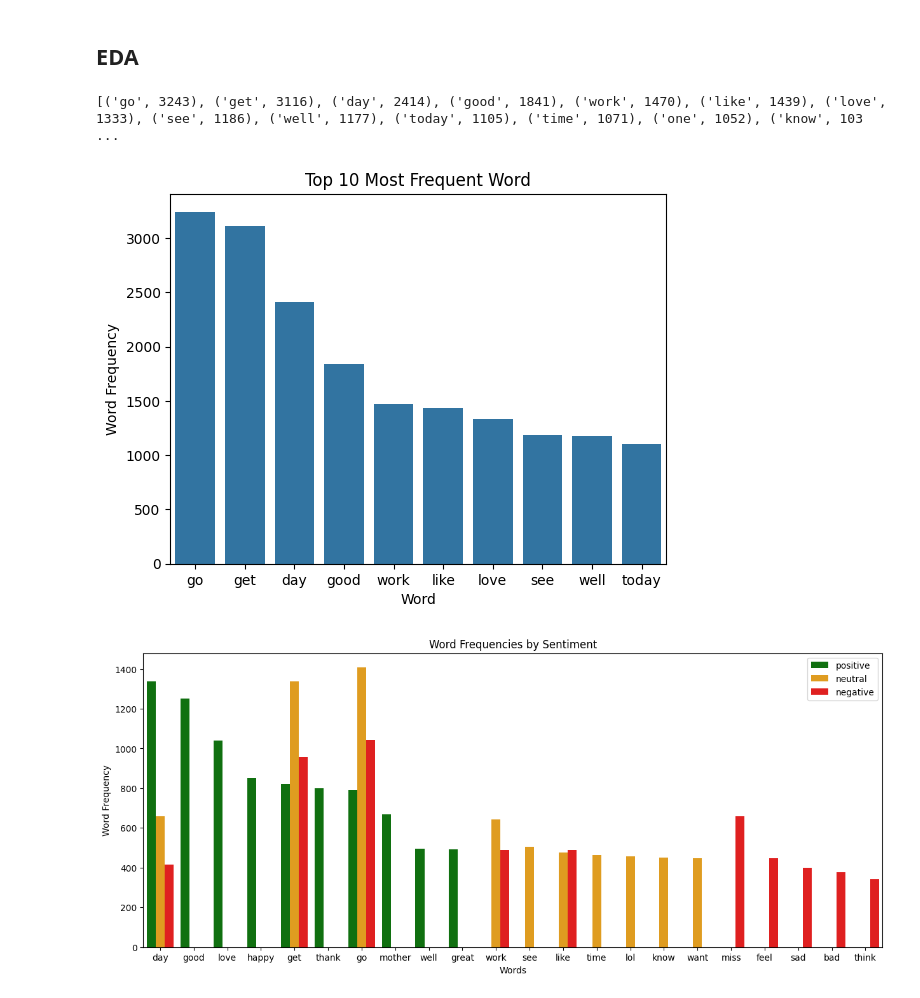
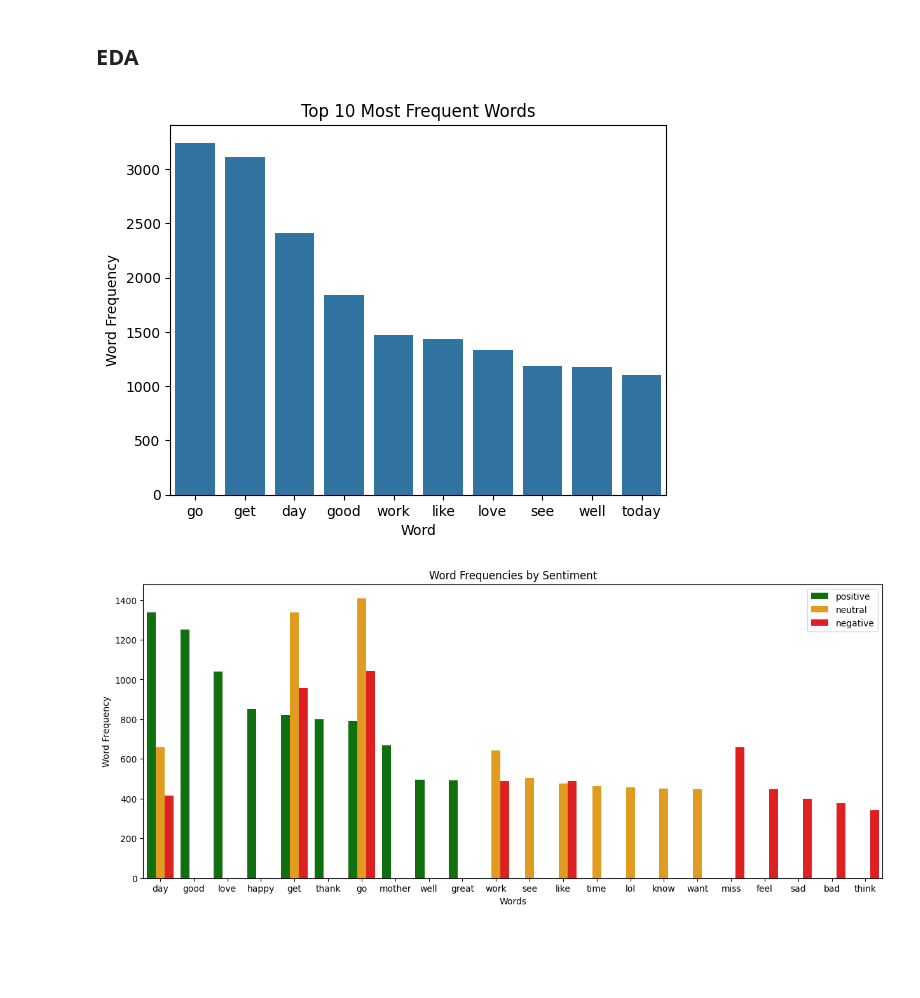
Before and after one commit to meutsabdahal/text-sentiment-analysis, a Jupyter notebook: text_sentiment_analysis.ipynb, the cells around one changed output. Saved outputs shown, nothing was run; the diff lists cells and outputs as text; code cells hidden in the pictures; blank space fills up the shorter version.

```diff
--- a/text_sentiment_analysis.ipynb
+++ b/text_sentiment_analysis.ipynb
@@ -88,22 +90,18 @@ combine_tokens = sum(df['token'].tolist(), [])
 # %%
 # calculate frequency distribution
 frequency = FreqDist(combine_tokens)
-# %%
-# top 20 most common words
-print(frequency.most_common(20))
-# %% [output]
-[('go', 3243), ('get', 3116), ('day', 2414), ('good', 1841), ('work', 1470), ('like', 1439), ('love', 1333), ('see', 1186), ('well', 1177), ('today', 1105), ('time', 1071), ('one', 1052), ('know', 103 ...
 # %%
 # words and frequencies
 words, freq = zip(*frequency.most_common(10))
 # %%
 sns.barplot(x=words, y=freq)
-plt.title('Top 10 Most Frequent Word')
+plt.title('Top 10 Most Frequent Words')
 plt.xlabel('Word')
 plt.ylabel('Word Frequency')
+plt.savefig('charts/top_frequent_words.png')
 plt.show()
 # %% [output]
-[figure, old version]
+[figure, new version]
 # %%
 # all the sentiment token
 positive_token = sum(df[df['sentiment'] == 'positive']['token'].tolist(), [])
```
Also changed, not shown: parts of 17 cells of this notebook, 7 other files.
